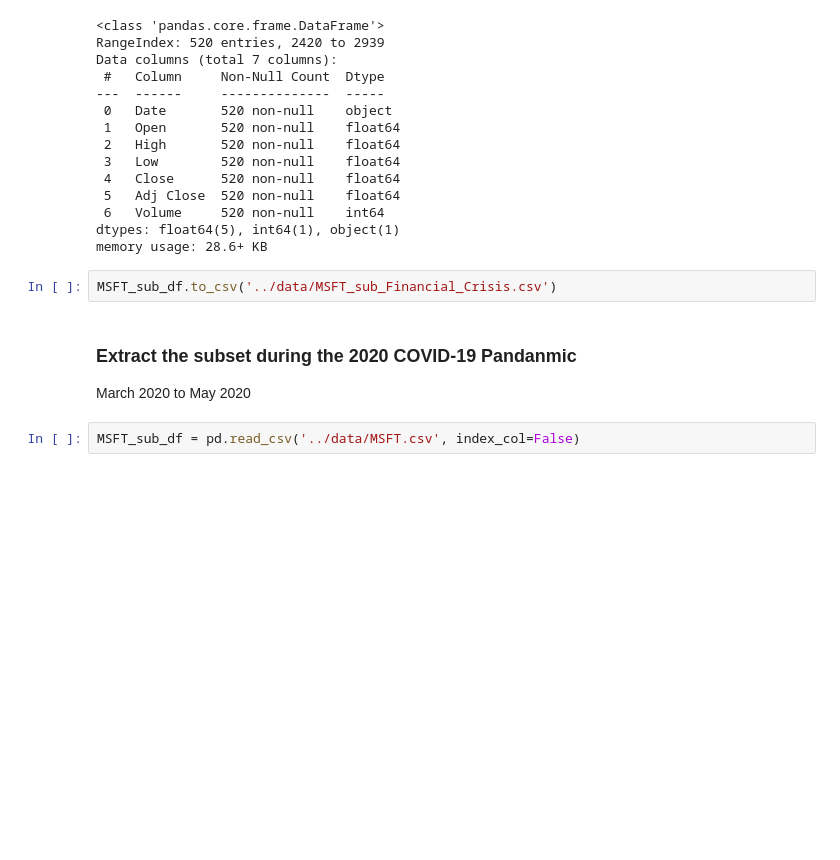
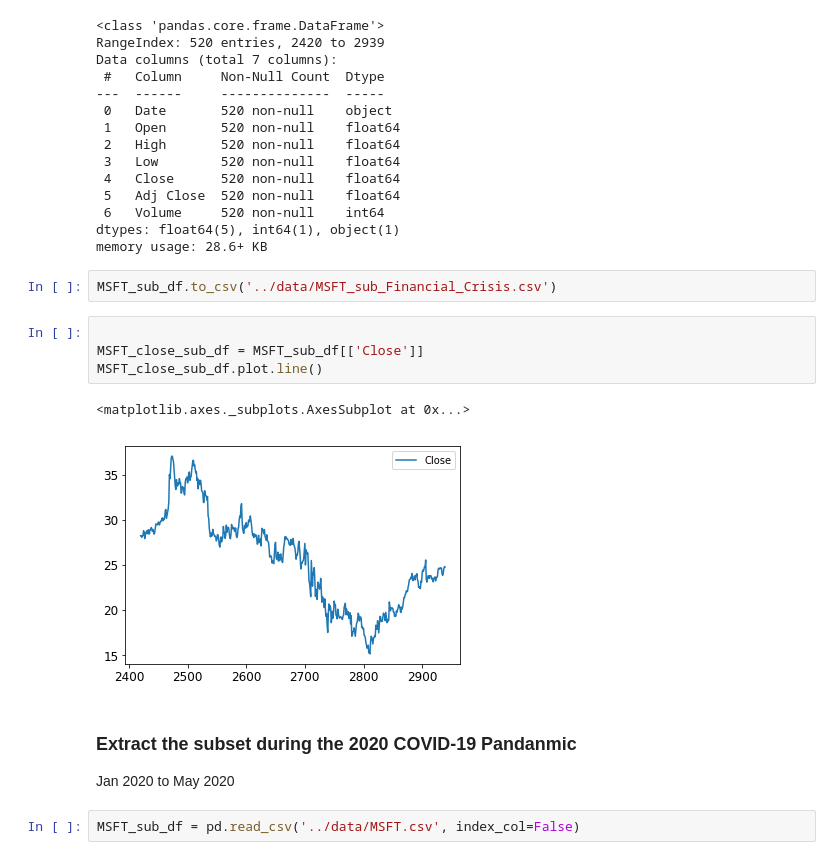
Before and after one commit to heng2j/RL-Trade, a Jupyter notebook: notebook/EDA.ipynb, the cells around one changed output. Drawn from its saved outputs; the diff is of its cells as text; blank space fills up the shorter version.

```diff
--- a/notebook/EDA.ipynb
+++ b/notebook/EDA.ipynb
@@ -132,11 +140,18 @@ dtypes: float64(5), int64(1), object(1)
 memory usage: 28.6+ KB
 # %%
 MSFT_sub_df.to_csv('../data/MSFT_sub_Financial_Crisis.csv')
+# %%
+
+MSFT_close_sub_df = MSFT_sub_df[['Close']]
+MSFT_close_sub_df.plot.line()
+# %% [output]
+<matplotlib.axes._subplots.AxesSubplot at 0x...>
+[figure, added]
 # %% [markdown]
 ### Extract the subset during the 2020 COVID-19 Pandanmic
 
 
-March 2020 to May 2020
+Jan 2020 to May 2020
 # %%
 MSFT_sub_df = pd.read_csv('../data/MSFT.csv', index_col=False)
 # %%
```
Also changed, not shown: parts of 35 cells of this notebook, 9 other files.
